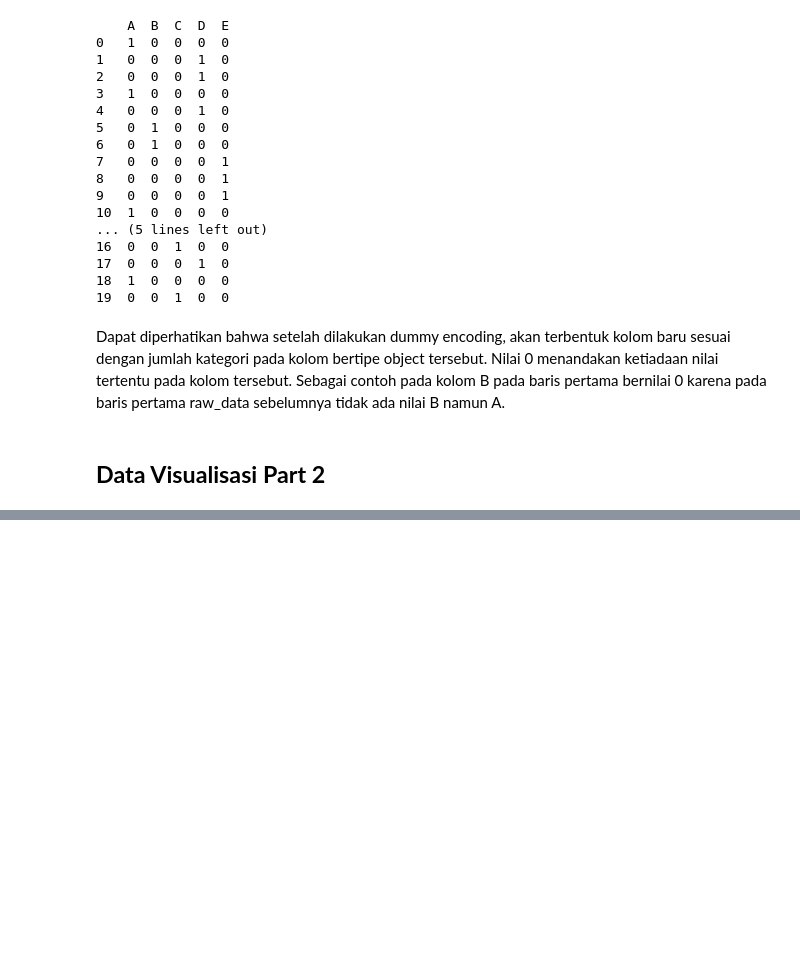
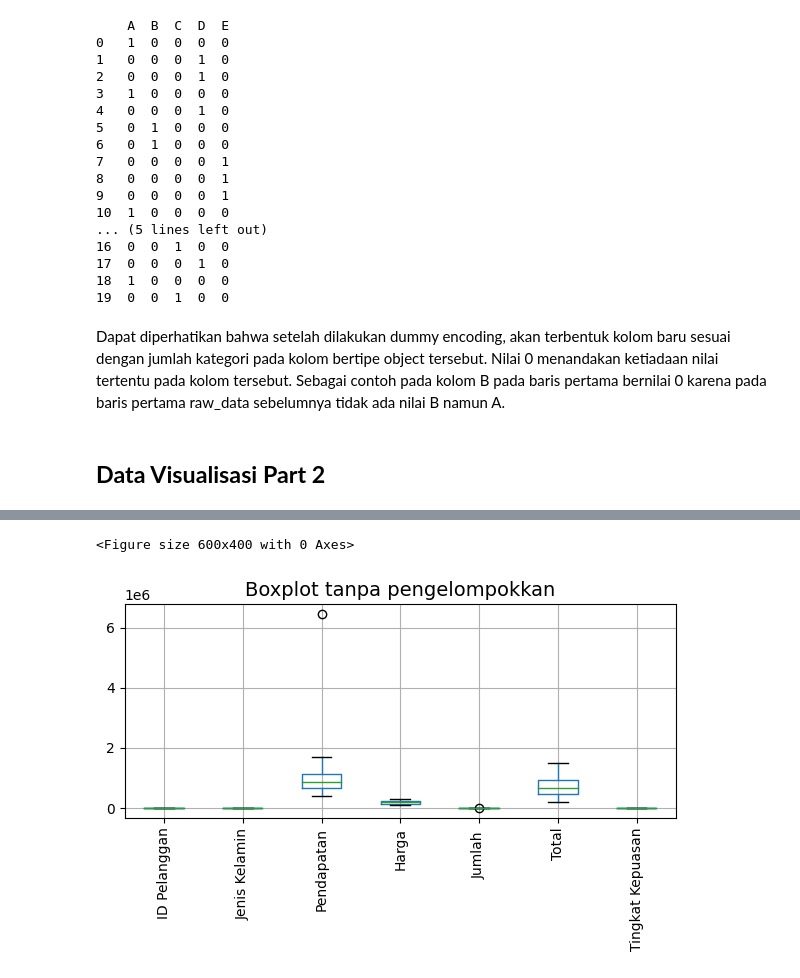
Before and after one commit to setyo-dwi-pratama/Courses, a Jupyter notebook: 11_Statistic_using_Python_for_Data_Science__Part_2_.ipynb, the cells around one changed output, grey strips where cells are left out. Saved outputs shown, nothing was run; the diff lists cells and outputs as text; code cells hidden in the pictures; blank space fills up the shorter version.

```diff
--- a/11_Statistic_using_Python_for_Data_Science__Part_2_.ipynb
+++ b/11_Statistic_using_Python_for_Data_Science__Part_2_.ipynb
@@ -427,0 +461,13 @@ Dapat diperhatikan bahwa setelah dilakukan dummy encoding, akan terbentuk kolom
+# %%
+import matplotlib.pyplot as plt
+plt.clf()
+
+plt.figure()
+# boxplot biasa tanpa pengelompokkan
+raw_data.boxplot(rot=90)
+plt.title('Boxplot tanpa pengelompokkan', size=14)
+plt.tight_layout()
+plt.show()
+# %% [output]
+<Figure size 600x400 with 0 Axes>
+[figure, added]
```
Also changed, not shown: parts of 56 cells of this notebook.
